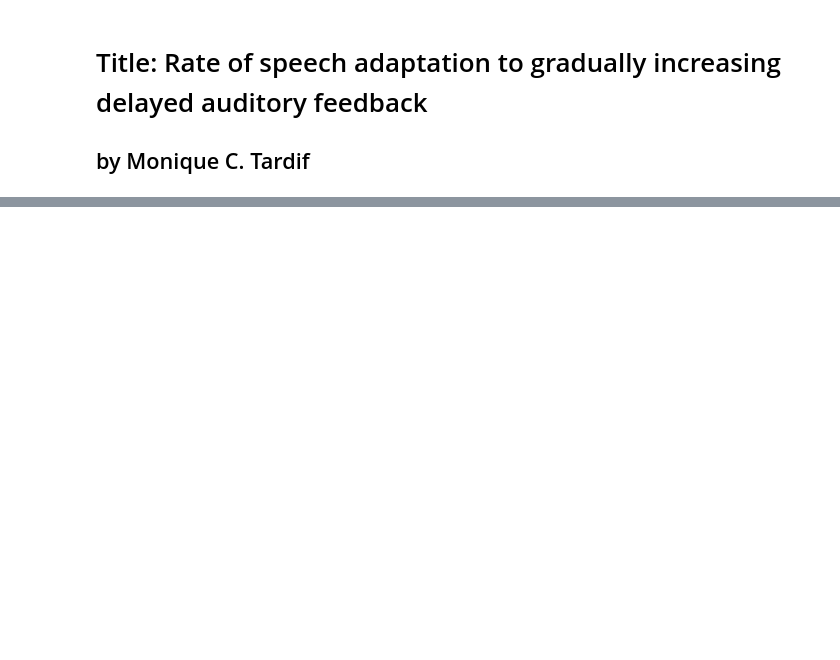
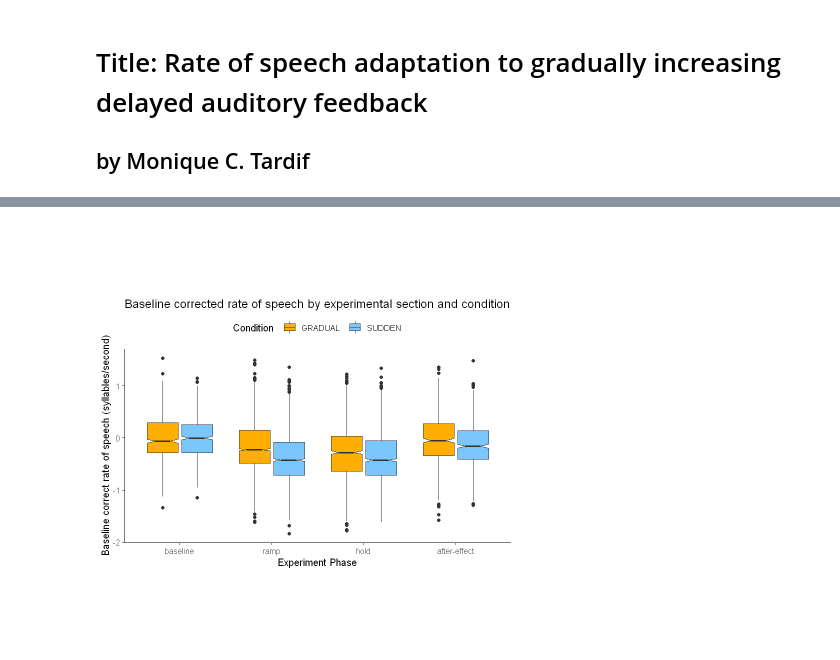
Before and after one commit to tardifmc/Tardif_DSPN_S22, a Jupyter notebook: Tardif_DSPN_s22_finalproject.ipynb, the cells around one changed output, grey strips where cells are left out. Saved outputs shown, nothing was run; the diff lists cells and outputs as text; code cells hidden in the pictures; blank space fills up the shorter version.

```diff
--- a/Tardif_DSPN_s22_finalproject.ipynb
+++ b/Tardif_DSPN_s22_finalproject.ipynb
@@ -49,0 +475,15 @@ Prior studies establish that delays larger than 50ms DAF seems to have a noticea
+# %%
+#Visualization
+
+  ### plot this
+  ggplot(data= DAFADAPT[DAFADAPT$condition != "RAND",], aes(x=exp_section, y=BSC_SR, fill=condition)) +
+    geom_boxplot(notch = TRUE) +
+    theme_classic(12) +
+    labs(fill="Condition", y= "Baseline correct rate of speech (syllables/second)",
+         x= "Experiment Phase", title = "Baseline corrected rate of speech by experimental section and condition") +
+    scale_fill_manual(values=c("#FFAE03","#7CC6FE", "#DB5461")) +
+    theme(legend.position="top", aspect.ratio = 0.5)
+
+# In another life I would love to add asterixes to this plot to indicate significance
+# %% [output]
+[figure, added]
```
Also changed, not shown: parts of 38 cells of this notebook.
